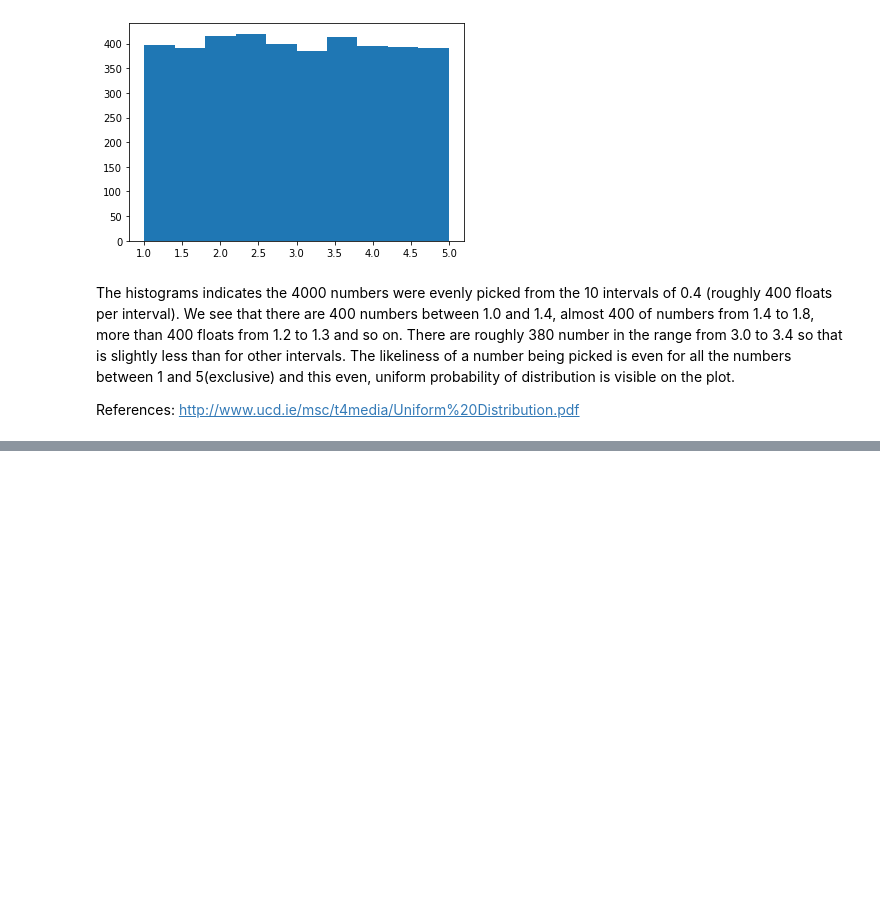
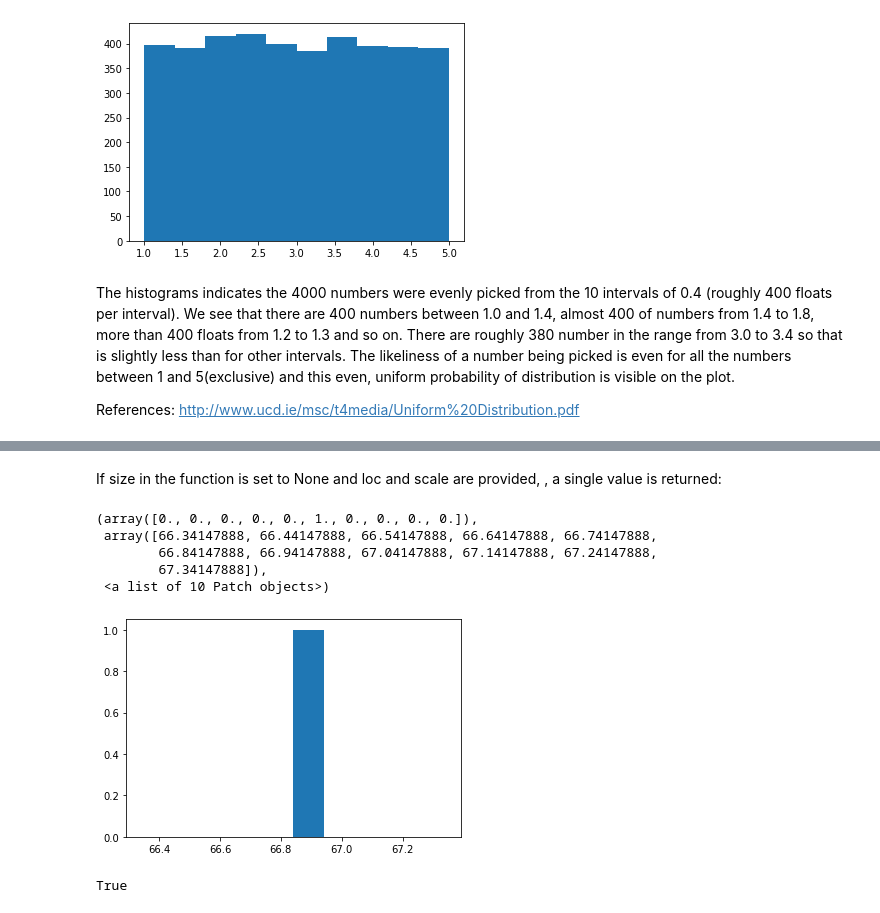
Before and after one commit to KatarzynaConnell/Numpy.random_assignment, a Jupyter notebook: numpy.random.ipynb, the cells around one changed output, grey strips where cells are left out. Cells and saved outputs as stored; diff of their text form; code cells hidden in the pictures; blank space fills up the shorter version.

```diff
--- a/numpy.random.ipynb
+++ b/numpy.random.ipynb
@@ -404,0 +468,12 @@ NameError: name 'plt' is not defined
+# %% [markdown]
+If size in the function is set to None and loc and scale are provided, , a single value is returned:
+# %%
+x = np.random.normal(10, 100)
+plt.hist(x)
+# %% [output]
+(array([0., 0., 0., 0., 0., 1., 0., 0., 0., 0.]),
+ array([66.34147888, 66.44147888, 66.54147888, 66.64147888, 66.74147888,
+        66.84147888, 66.94147888, 67.04147888, 67.14147888, 67.24147888,
+        67.34147888]),
+ <a list of 10 Patch objects>)
+[figure, added]
@@ -404,0 +482,7 @@ NameError: name 'plt' is not defined
+# %%
+mn, std = 0, 0.1 # setting values for mean and standard deviation
+s = np.random.normal(mn, std, 500) # setting the samples to 500
+abs(mn - np.mean(s)) < 0.01 # verifying the mean
+abs(sigma - np.std(s, ddof=1)) < 0.01 # verifying the variance
+# %% [output]
+True
```
Also changed, not shown: parts of 14 cells of this notebook.
